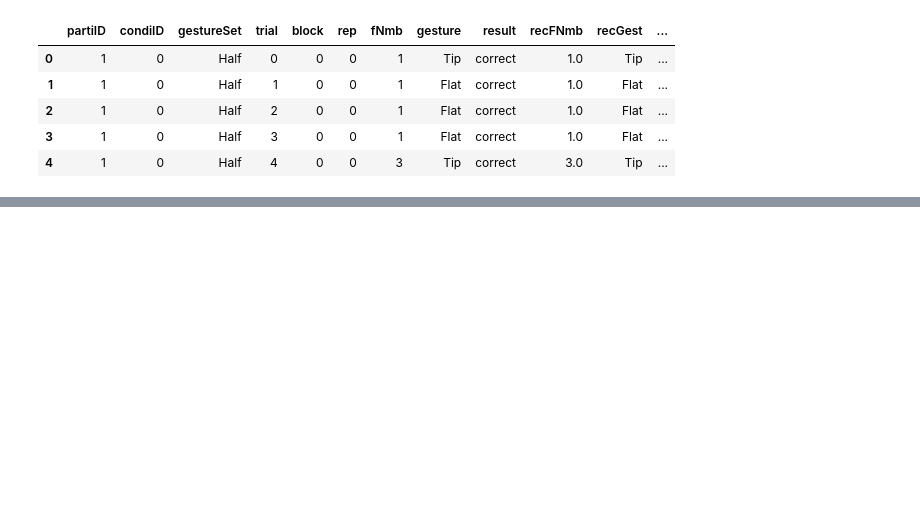
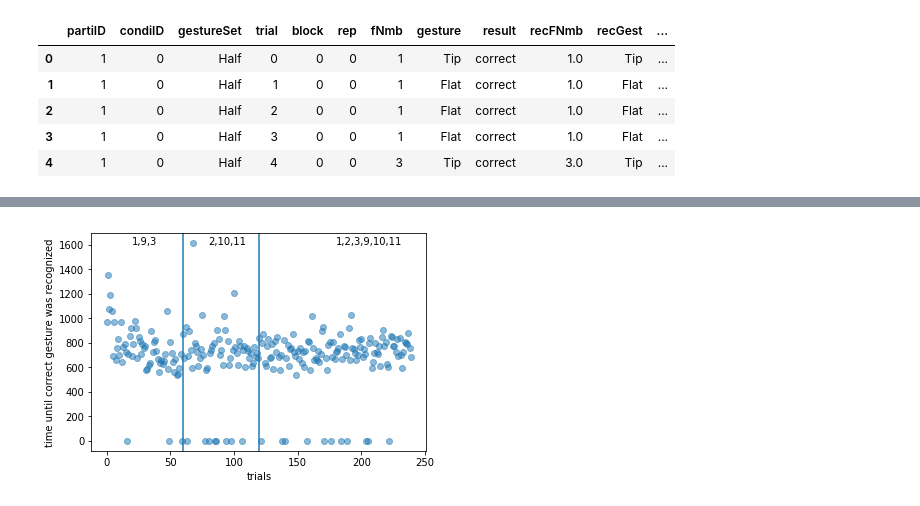
Before and after one commit to alpreu/FITstudy, a Jupyter notebook: notebook/first_analysis.ipynb, the cells around one changed output, grey strips where cells are left out. Saved outputs shown, nothing was run; the diff lists cells and outputs as text; code cells hidden in the pictures; blank space fills up the shorter version.

```diff
--- a/notebook/first_analysis.ipynb
+++ b/notebook/first_analysis.ipynb
@@ -32,0 +33,12 @@ plt.show()
+# %%
+plt.scatter(df.index, df['tEnd(ms)'], alpha=0.5, marker='o')
+plt.xlabel("trials")
+plt.ylabel("time until correct gesture was recognized")
+plt.axvline(60)
+plt.axvline(120)
+plt.text(20,1600,'1,9,3')
+plt.text(80,1600,'2,10,11')
+plt.text(180,1600,'1,2,3,9,10,11')
+plt.show()
+# %% [output]
+[figure, added]
```
Also changed, not shown: parts of 2 cells of this notebook.
